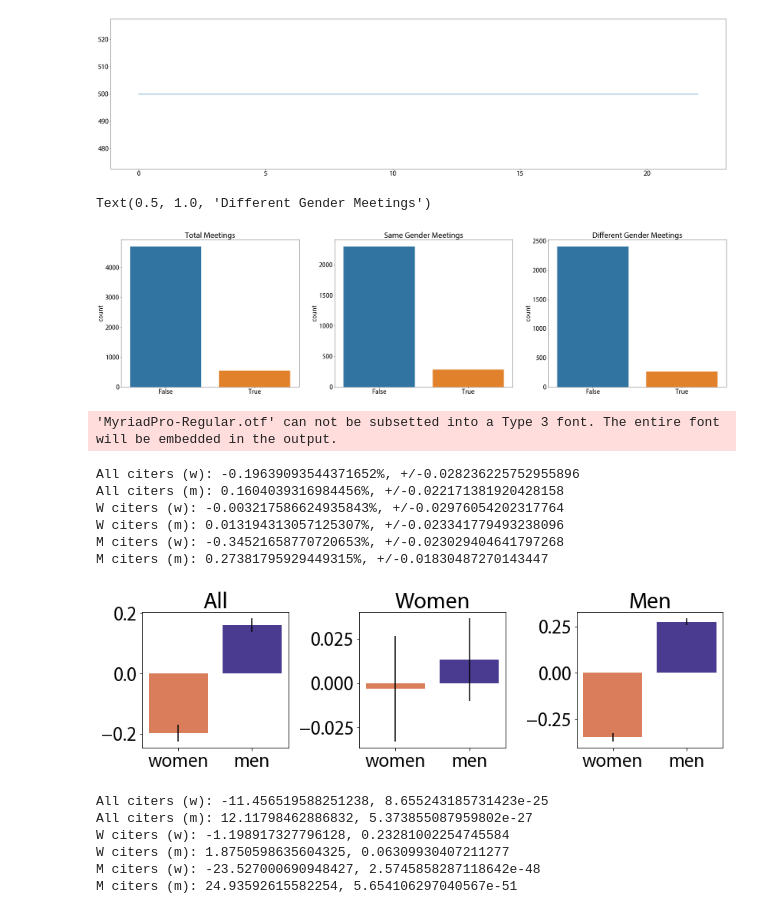
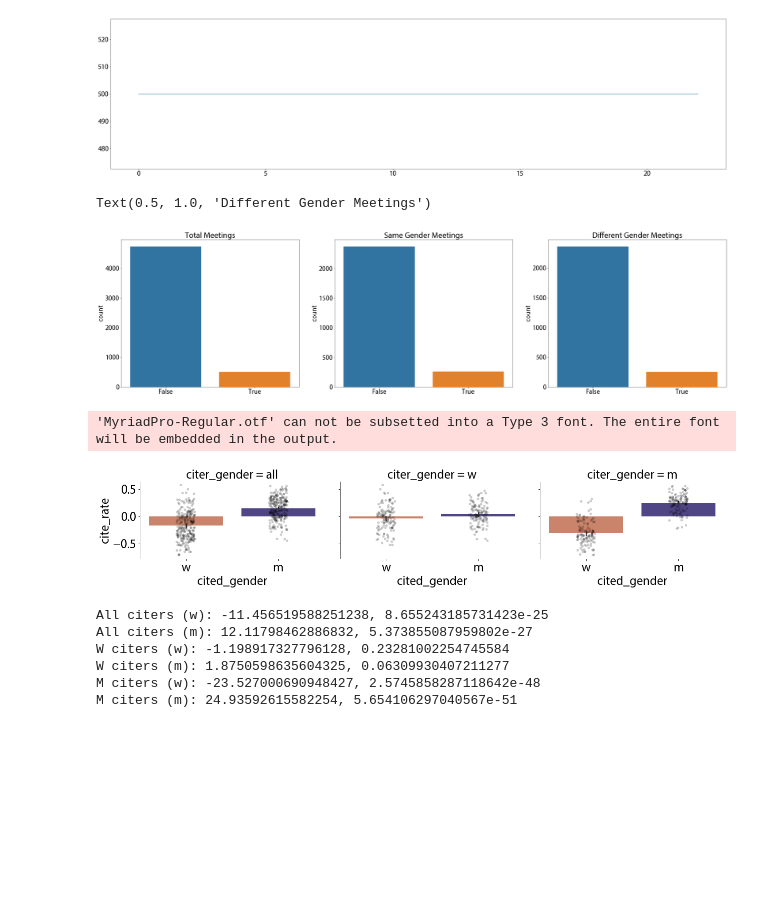
Before and after one commit to jastiso/modeling_citations, a Jupyter notebook: scripts/interventions.ipynb, the cells around one changed output. Saved outputs shown, nothing was run; the diff lists cells and outputs as text; code cells hidden in the pictures; blank space fills up the shorter version.

Commit message:
added stripplots

```diff
--- a/scripts/interventions.ipynb
+++ b/scripts/interventions.ipynb
@@ -151,7 +151,8 @@ sns.lineplot(data=[x['woman_perc'] for x in sim_params.values()])
 # run simulation
 data = []
 for i,b in tqdm(enumerate(range(nYears))):
-    tmp = group_meet(sim_params[i]['n'], authors, sim_params[i]['author_idx'], meets_per_year)
+    tmp = group_meet(sim_params[i]['n'], authors, sim_params[i]['author_idx'], meets_per_year,
+                    meet_method, bib_length, learn_thr)
     data.append(tmp)
     del tmp
 # %% [output]
@@ -207,81 +208,67 @@ sns.countplot(x=[x['meet12'] + x['meet21'] for x in meets.values()
 ax[2].set_title('Different Gender Meetings')
 # %% [output]
 Text(0.5, 1.0, 'Different Gender Meetings')
-[figure, old version]
+[figure, new version]
 # %%
 # static plot
 static_perc = np.empty((nYears,len(bibs[nYears-1])))
 static_perc[:] = np.NaN
 static_perc_w = np.empty((nYears,len(bibs_w[nYears-1])))
 static_perc_w[:] = np.NaN
 static_perc_m = np.empty((nYears,len(bibs_m[nYears-1])))
 static_perc_m[:] = np.NaN
 for i,b in enumerate(bibs.values()):
     # get all authors citations at this time point
     for j,p in enumerate(b):
         # add to list
         static_perc[i][j] = np.mean([cite['gender'] == 'woman' for cite in p.values()])
 
 for i,b in enumerate(bibs_w.values()):
     # get all w authors citations at this time point
     for j,p in enumerate(b):
         # add to list
         static_perc_w[i][j] = np.mean([cite['gender'] == 'woman' for cite in p.values()])
 
 for i,b in enumerate(bibs_m.values()):
     # get all m authors citations at this time point
     for j,p in enumerate(b):
         # add to list
         static_perc_m[i][j] = np.mean([cite['gender'] == 'woman' for cite in p.values()])
 
-plt.figure(figsize=(12,4))
+gen_list = ['w']*len(static_perc.T)
+gen_list.extend(['m']*len(static_perc.T))
+gen_list_w = ['w']*len(static_perc_w.T)
+gen_list_w.extend(['m']*len(static_perc_w.T))
+gen_list_m = ['w']*len(static_perc_m.T)
+gen_list_m.extend(['m']*len(static_perc_m.T))
+aw = [np.nanmean((x-percs)/percs) for x in static_perc.T]
+am = [np.nanmean(((1 - x) - (1 - np.array(percs)))/(1 - np.array(percs))) for x in static_perc.T]
+ww = [np.nanmean((x-percs)/percs) for x in static_perc_w.T]
+wm = [np.nanmean(((1 - x) - (1 - np.array(percs)))/(1 - np.array(percs))) for x in static_perc_w.T]
+mw = [np.nanmean((x-percs)/percs) for x in static_perc_m.T]
+mm = [np.nanmean(((1 - x) - (1 - np.array(percs)))/(1 - np.array(percs))) for x in static_perc_m.T]
 
-plt.subplot(131)
-amw = np.nanmean([(x-percs)/percs for x in static_perc.T])
-asw = np.nanstd([(x-percs)/percs for x in static_perc.T])/np.sqrt(len(bibs[nYears-1]))
-amm = np.nanmean([((1 - x) - (1 - np.array(percs)))/(1 - np.array(percs)) for x in static_perc.T])
-asm = np.nanstd([((1 - x) - (1 - np.array(percs)))/(1 - np.array(percs)) for x in static_perc.T])/np.sqrt(len(bibs[nYears-1]))
+all_df = pd.DataFrame({'citer_gender':['all']*2*len(static_perc.T),
+                      'cited_gender':gen_list,
+                      'cite_rate':np.concatenate([aw,am]).flat})
+w_df = pd.DataFrame({'citer_gender':['w']*2*len(static_perc_w.T),
+                      'cited_gender':gen_list_w,
+                      'cite_rate':np.concatenate([ww,wm]).flat})
+m_df = pd.DataFrame({'citer_gender':['m']*2*len(static_perc_m.T),
+                      'cited_gender':gen_list_m,
+                      'cite_rate':np.concatenate([mw,mm]).flat})
+static_plot_df = pd.concat([all_df,w_df,m_df])
 
-plt.bar(['women','men'], [amw, amm], color=colors)
-plt.errorbar(['women','men'], [amw,amm], [asw, asm], fmt='none', color='k')
-plt.title('All')
-print('All citers (w): ' + str(amw) + '%, +/-' + str(asw))
-print('All citers (m): ' + str(amm) + '%, +/-' + str(asm))
-
-plt.subplot(132)
-wmw = np.nanmean([(x-percs)/percs for x in static_perc_w.T])
-wsw = np.nanstd([(x-percs)/percs for x in static_perc_w.T])/np.sqrt(len(bibs[nYears-1]))
-wmm = np.nanmean([((1 - x) - (1 - np.array(percs)))/(1 - np.array(percs)) for x in static_perc_w.T])
-wsm = np.nanstd([((1 - x) - (1 - np.array(percs)))/(1 - np.array(percs)) for x in static_perc_w.T])/np.sqrt(len(bibs[nYears-1]))
-
-plt.bar(['women','men'], [wmw, wmm], color=colors)
-plt.errorbar(['women','men'], [wmw,wmm],[wsw,wsm], fmt='none', color='k')
-plt.title('Women')
-print('W citers (w): ' + str(wmw) + '%, +/-' + str(wsw))
-print('W citers (m): ' + str(wmm) + '%, +/-' + str(wsm))
-
-plt.subplot(133)
-mmw = np.nanmean([(x-percs)/percs for x in static_perc_m.T])
-msw = np.nanstd([(x-percs)/percs for x in static_perc_m.T])/np.sqrt(len(bibs[nYears-1]))
-mmm = np.nanmean([((1 - x) - (1 - np.array(percs)))/(1 - np.array(percs)) for x in static_perc_m.T])
-msm = np.nanstd([((1 - x) - (1 - np.array(percs)))/(1 - np.array(percs)) for x in static_perc_m.T])/np.sqrt(len(bibs[nYears-1]))
-
-plt.bar(['women','men'], [mmw,mmm], color=colors)
-plt.errorbar(['women','men'], [mmw,mmm],[msw,msm], fmt='none', color='k')
-plt.title('Men')
-print('M citers (w): ' + str(mmw) + '%, +/-' + str(msw))
-print('M citers (m): ' + str(mmm) + '%, +/-' + str(msm))
-plt.tight_layout()
+h = sns.FacetGrid(static_plot_df, col="citer_gender", hue="cited_gender", palette=colors,
+                 height=4, aspect=1.5)
+h.map(sns.barplot, "cited_gender", "cite_rate",
+      order=["w", "m"], hue_order=['w','m'])
+h.map(sns.stripplot, "cited_gender", "cite_rate",
+      order=["w", "m"], color='k', alpha=0.2)
 plt.savefig('../data/img/static_cites_int1.pdf')
 # %% [output]
 'MyriadPro-Regular.otf' can not be subsetted into a Type 3 font. The entire font will be embedded in the output.
-All citers (w): -0.19639093544371652%, +/-0.028236225752955896
-All citers (m): 0.1604039316984456%, +/-0.022171381920428158
-W citers (w): -0.003217586624935843%, +/-0.02976054202317764
-W citers (m): 0.013194313057125307%, +/-0.023341779493238096
-M citers (w): -0.34521658770720653%, +/-0.023029404641797268
-M citers (m): 0.27381795929449315%, +/-0.01830487270143447
-[figure, old version]
+[figure, new version]
 # %%
 # stats
 wt,wp = ttest_1samp(np.nanmean([(x-percs)/percs for x in static_perc.T],1),0)
```
Also changed, not shown: parts of 22 cells of this notebook, 2 other files.
